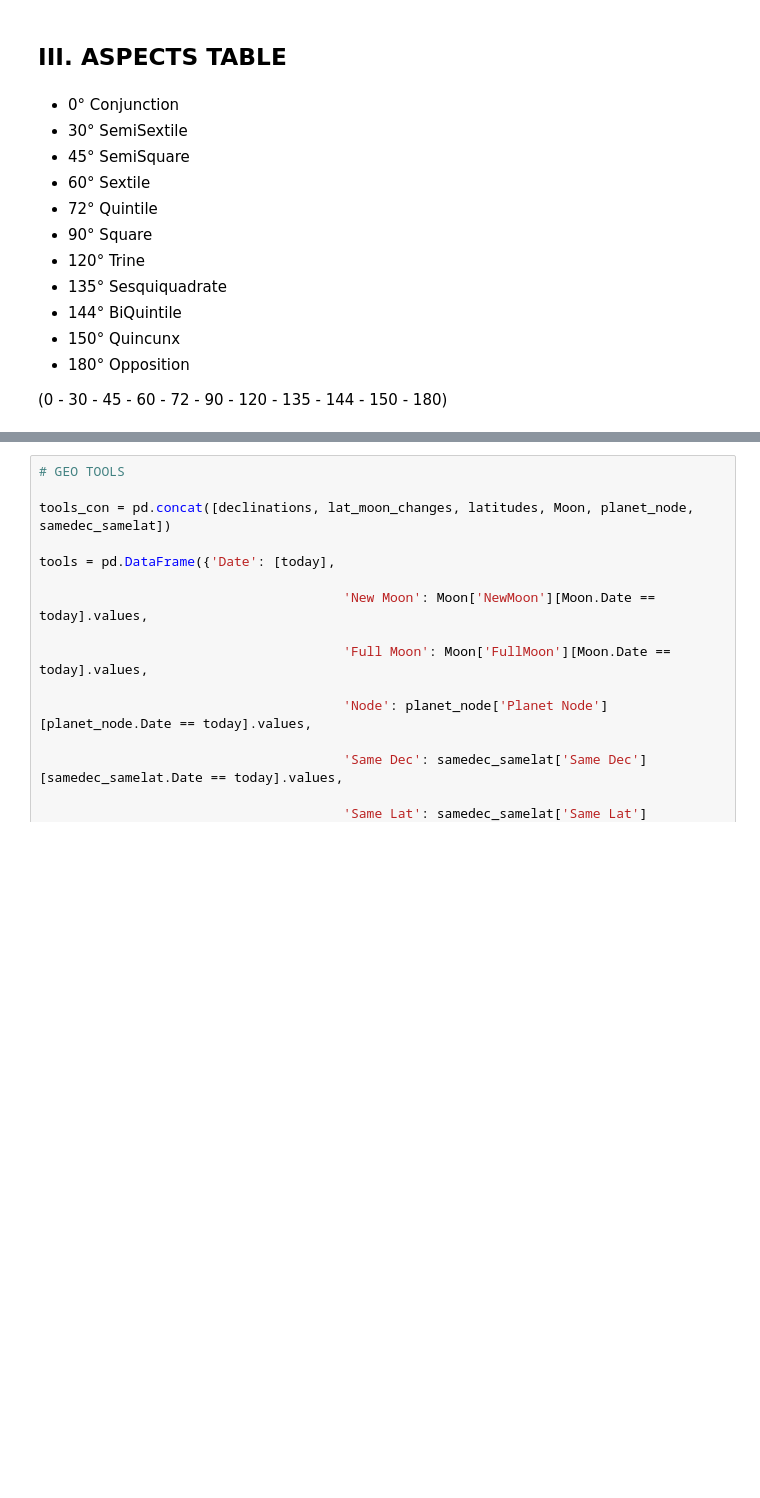
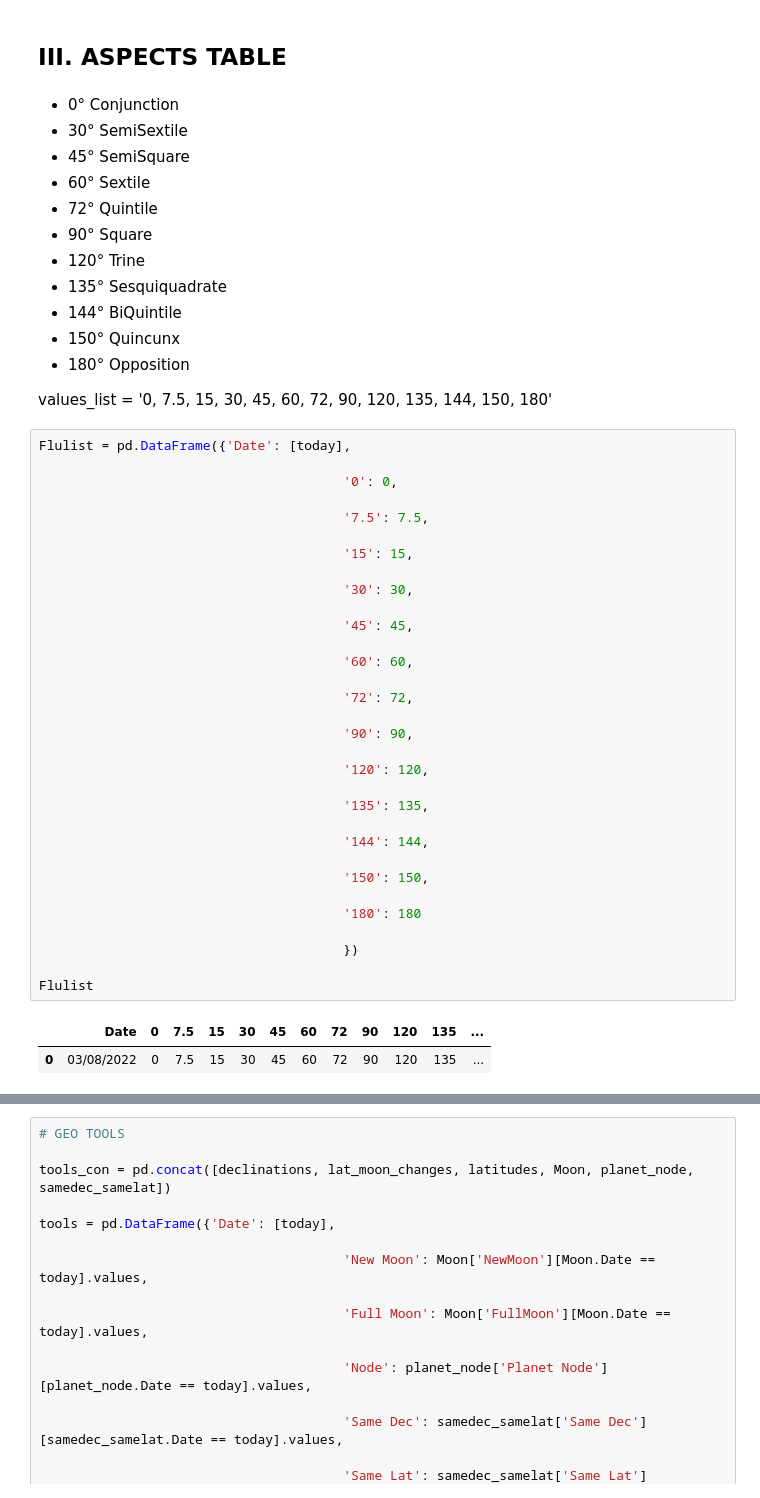
Before and after one commit to amirlehmam/MEMOIREPROPRE, a Jupyter notebook: PIPELINE.ipynb, the cells around one changed output, grey strips where cells are left out. Saved outputs shown, nothing was run; the diff lists cells and outputs as text; blank space fills up the shorter version.

```diff
--- a/PIPELINE.ipynb
+++ b/PIPELINE.ipynb
@@ -4082,4 +4082,39 @@ geo_con
 * 150° Quincunx
 * 180° Opposition
 
-(0 - 30 - 45 - 60 - 72 - 90 - 120 - 135 - 144 - 150 - 180)
+values_list = '0, 7.5, 15, 30, 45, 60, 72, 90, 120, 135, 144, 150, 180'
+# %%
+Flulist = pd.DataFrame({'Date': [today],
+
+                                       '0': 0,
+
+                                       '7.5': 7.5,
+
+                                       '15': 15,
+
+                                       '30': 30,
+
+                                       '45': 45,
+
+                                       '60': 60,
+
+                                       '72': 72,
+
+                                       '90': 90,
+
+                                       '120': 120,
+
+                                       '135': 135,
+
+                                       '144': 144,
+
+                                       '150': 150,
+
+                                       '180': 180
+
+                                       })
+
+Flulist
+# %% [output]
+|  | Date | 0 | 7.5 | 15 | 30 | 45 | 60 | 72 | 90 | 120 | 135 | ... |
+| 0 | 03/08/2022 | 0 | 7.5 | 15 | 30 | 45 | 60 | 72 | 90 | 120 | 135 | ... |
```
Also changed, not shown: parts of 5 cells of this notebook.
